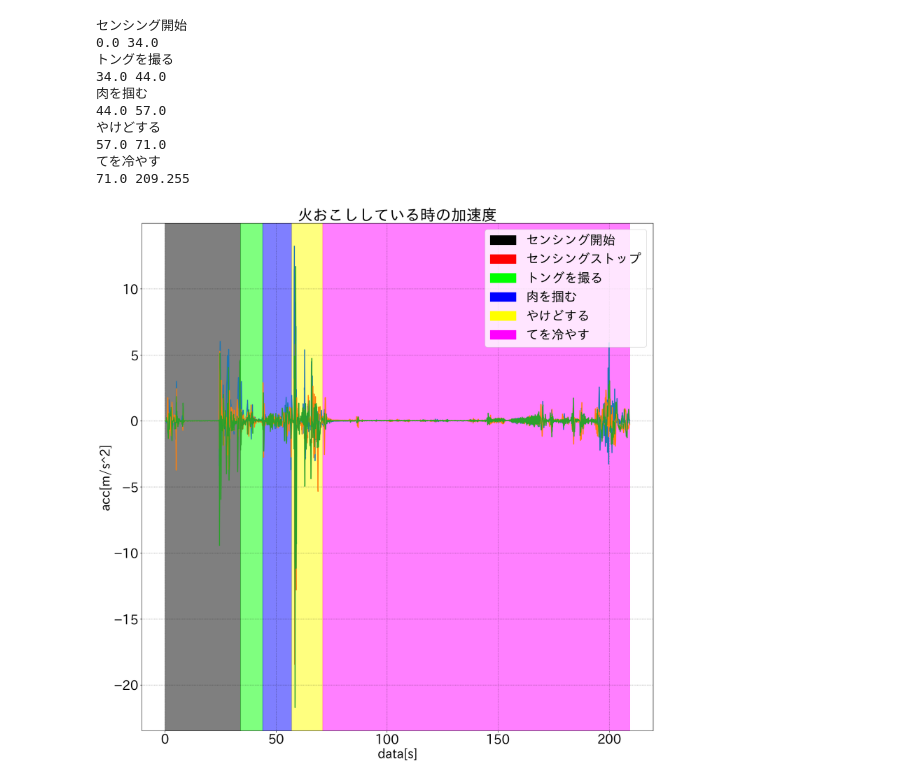
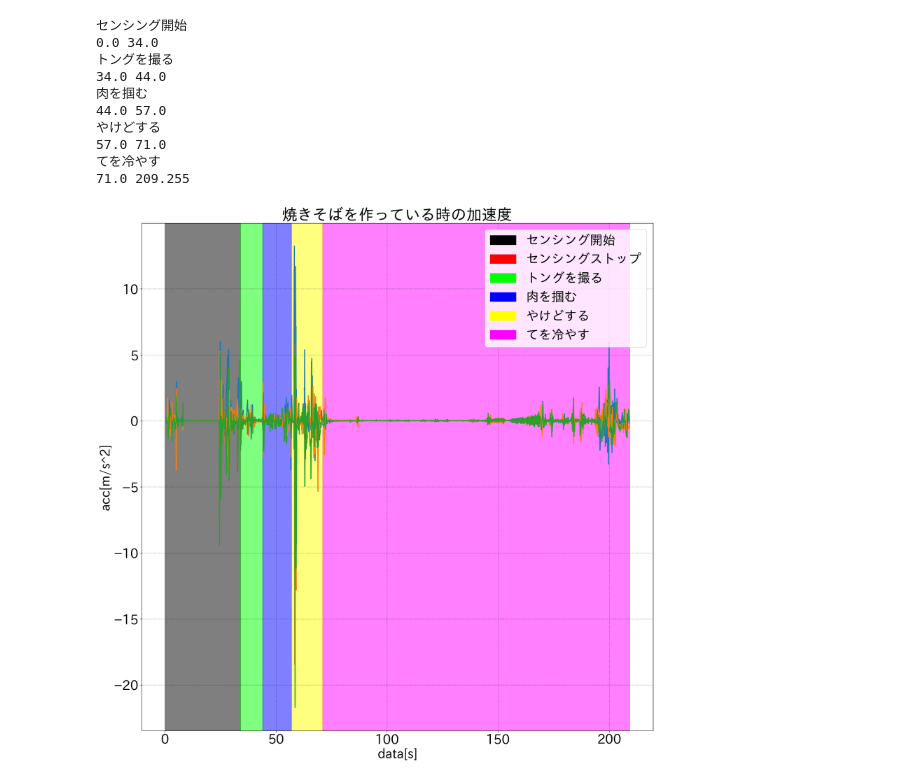
Before and after one commit to harutiro/jupyter, a Jupyter notebook: camp/3/python/料理焼きそば/acc-fft.ipynb, the cells around one changed output. Drawn from its saved outputs; the diff is of its cells as text; code cells hidden in the pictures.

```diff
--- a/camp/3/python/料理焼きそば/acc-fft.ipynb
+++ b/camp/3/python/料理焼きそば/acc-fft.ipynb
@@ -26,7 +28,7 @@ ax3 = fig.add_subplot(1, 1, 1)
 ## グリッドの設定
 ax3.grid(color='k', linestyle='dotted', linewidth=1, alpha=0.5, zorder=2)
 ## グラフのタイトル
-ax3.set_title("火おこししている時の加速度")
+ax3.set_title("焼きそばを作っている時の加速度")
 ## x軸のラベル
 ax3.set_xlabel('data[s]')
 ## y軸のラベル
@@ -83,34 +85,34 @@ for i in range(len(ans)):
     if i < len(ans) - 1 :
         end_time = (ans["time"][i + 1] - ans["time"][0]) / 1000
     else :
         end_time = (acc["time"].iloc[-1] - acc["time"][0]) / 1000
 
     start_time = start_time
     end_time = end_time
 
     print(start_time, end_time)
     ax3.axvspan(start_time, end_time, color=color, alpha=0.5, zorder=1)
 
 # 凡例の作成
 content_labels = list(content_colors.keys())
 content_patches = [matplotlib.patches.Patch(color=color) for color in content_colors.values()]
 
 # 凡例の表示
 ax3.legend(content_patches, content_labels, loc="upper right")
 
 plt.show()
 # %% [output]
 センシング開始
 0.0 34.0
 トングを撮る
 34.0 44.0
 肉を掴む
 44.0 57.0
 やけどする
 57.0 71.0
 てを冷やす
 71.0 209.255
-[figure, old version]
+[figure, new version]
 # %%
 fig = plt.figure(figsize=(20, 20))
 ## 一つの画像内に複数のグラフを表示させる場合に使用
```
Also changed, not shown: parts of 3 cells of this notebook, 3 other files.
